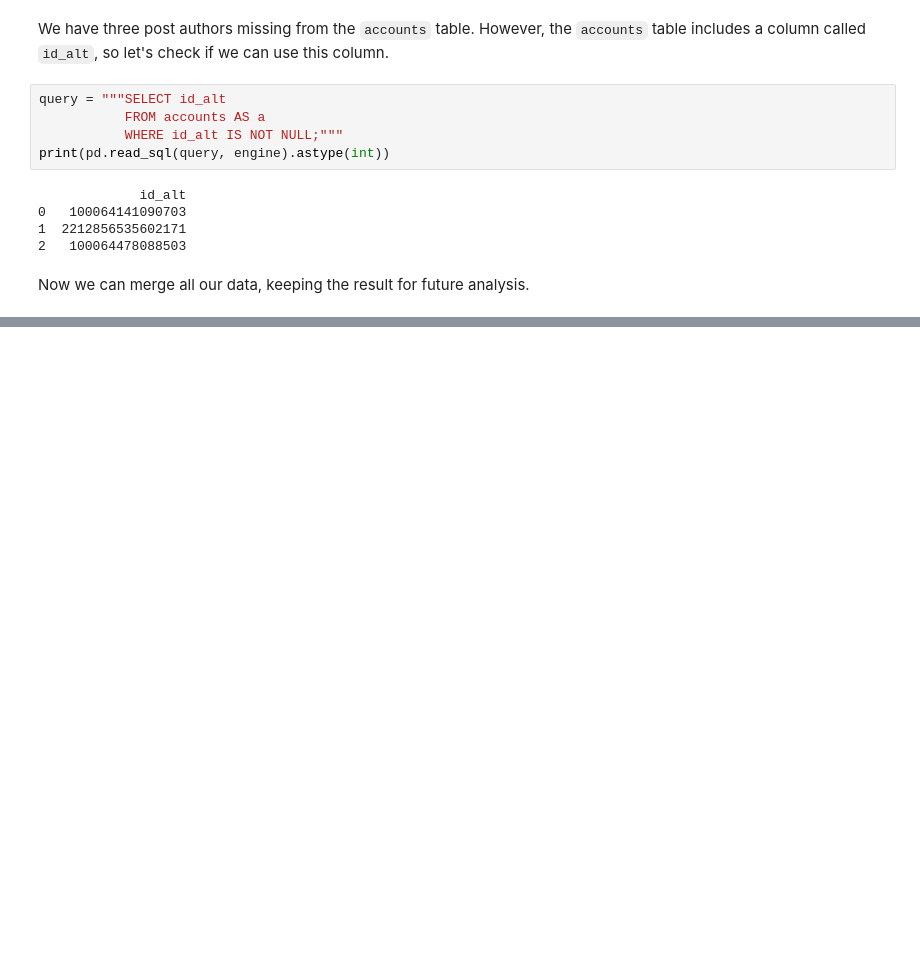
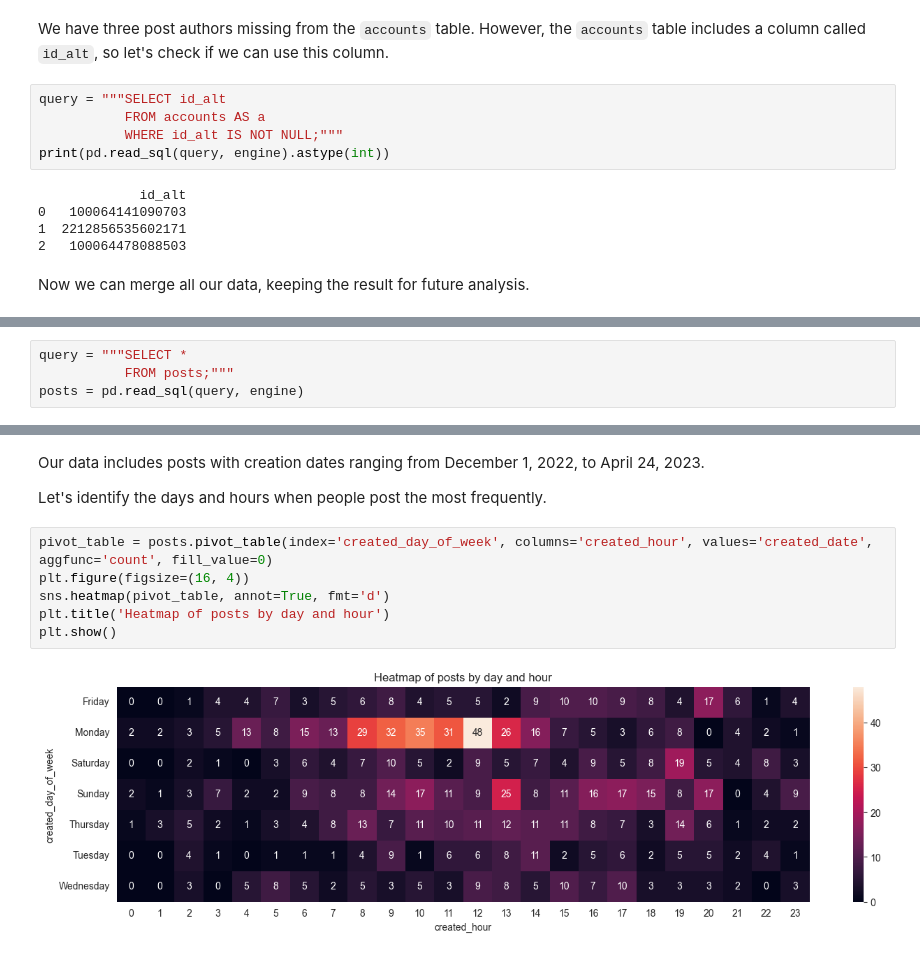
Before and after one commit to mariakyrychok/facebook_eda, a Jupyter notebook: main.ipynb, the cells around one changed output, grey strips where cells are left out. Saved outputs shown, nothing was run; the diff lists cells and outputs as text; blank space fills up the shorter version.

```diff
--- a/main.ipynb
+++ b/main.ipynb
@@ -128 +140,5 @@ accounts_with_posts_data = pd.read_sql(query, engine)
+# %%
+query = """SELECT *
+           FROM posts;"""
+posts = pd.read_sql(query, engine)
 # %% [markdown]
@@ -152,0 +272,12 @@ accounts_with_posts_data.head()
+# %% [markdown]
+Our data includes posts with creation dates ranging from December 1, 2022, to April 24, 2023.
+
+Let's identify the days and hours when people post the most frequently.
+# %%
+pivot_table = posts.pivot_table(index='created_day_of_week', columns='created_hour', values='created_date', aggfunc='count', fill_value=0)
+plt.figure(figsize=(16, 4))
+sns.heatmap(pivot_table, annot=True, fmt='d')
+plt.title('Heatmap of posts by day and hour')
+plt.show()
+# %% [output]
+[figure, added]
```
Also changed, not shown: parts of 58 cells of this notebook.
